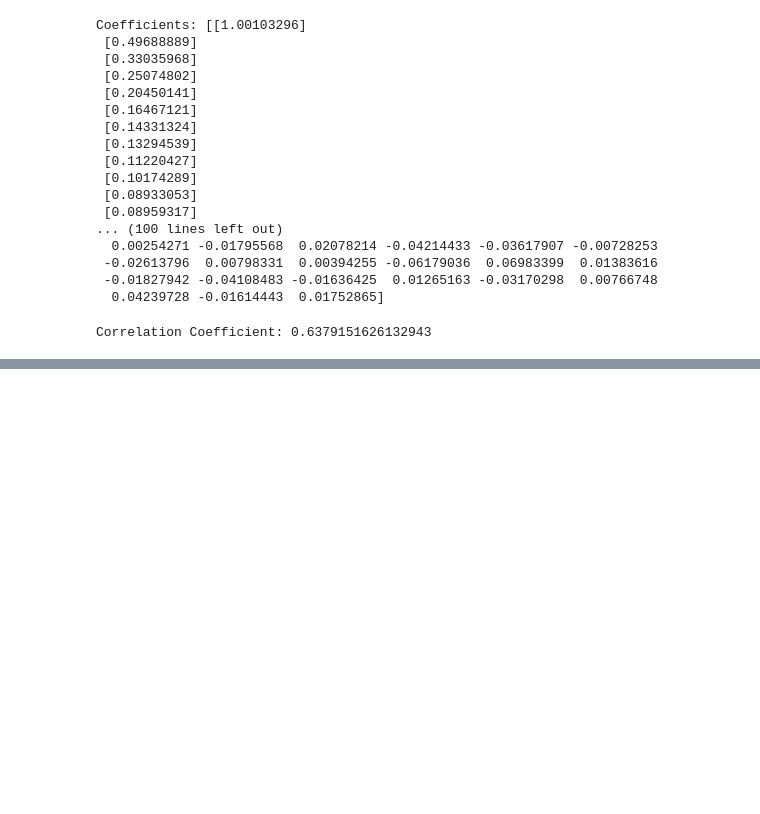
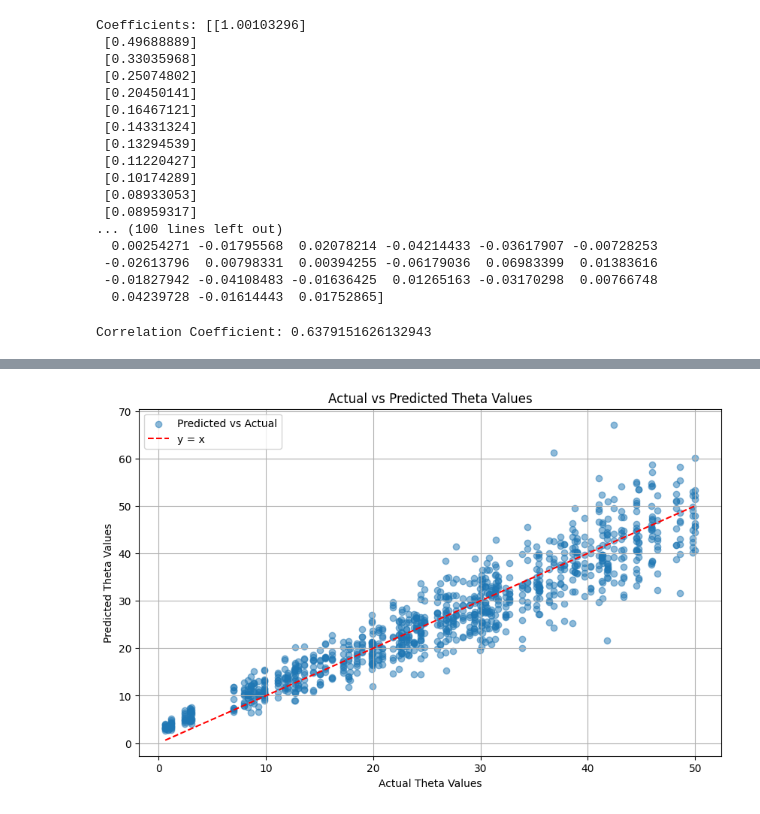
Before and after one commit to Daniel-Xkan/cse280aProject, a Jupyter notebook: train_snp.ipynb, the cells around one changed output, grey strips where cells are left out. Cells and saved outputs as stored; diff of their text form; code cells hidden in the pictures; blank space fills up the shorter version.

```diff
--- a/train_snp.ipynb
+++ b/train_snp.ipynb
@@ -86,28 +86,36 @@ print("Correlation Coefficient:", correlation)
 # %% [output]
 Correlation Coefficient: 0.6379151626132943
 # %%
-# testing set
-# Reshape theta_test to be a 2D array
-theta_test_reshaped = theta_test.reshape(-1, 1)
+# Reshape AFS_train_no_growth to be a 2D array if necessary
+AFS_train_no_growth_reshaped = AFS_train_no_growth.reshape(AFS_train_no_growth.shape[0], -1)
 
-# Predict the AFS_test values using the model
-AFS_test_pred = model.predict(theta_test_reshaped)
+# Create and fit the linear regression model
+model_afs_to_theta = LinearRegression()
+model_afs_to_theta.fit(AFS_train_no_growth_reshaped, theta_train_no_growth)
 
-# Calculate the mean squared error between the predicted and actual AFS_test
-mse_test = mean_squared_error(AFS_test, AFS_test_pred)
+# Reshape AFS_test_no_growth to be a 2D array if necessary
+AFS_test_no_growth_reshaped = AFS_test_no_growth.reshape(AFS_test_no_growth.shape[0], -1)
+
+# Predict the theta_test_no_growth values using the new model
+theta_test_no_growth_pred = model_afs_to_theta.predict(AFS_test_no_growth_reshaped)
+# Print the predicted theta_test_no_growth values
+print("Predicted Theta Test Values:", theta_test_no_growth_pred)
+
+# Calculate the mean squared error between the predicted and actual theta_test_no_growth
+mse_theta_test_no_growth = mean_squared_error(theta_test_no_growth, theta_test_no_growth_pred)
 
 # Print the mean squared error
-print("Mean Squared Error on Test Set:", mse_test)
+print("Mean Squared Error on Theta Test Set:", mse_theta_test_no_growth)
 
 # Calculate the mean absolute error
-mae_test = np.mean(np.abs(AFS_test - AFS_test_pred))
+mae_theta_test_no_growth = np.mean(np.abs(theta_test_no_growth - theta_test_no_growth_pred))
 
 # Calculate the R² score
-r2_score_test = model.score(theta_test_reshaped, AFS_test)
+r2_score_theta_test_no_growth = model_afs_to_theta.score(AFS_test_no_growth_reshaped, theta_test_no_growth)
 
 # Print all three metrics
 print("Model Evaluation:")
-print("Mean Squared Error:", mse_test)
-print("Mean Absolute Error:", mae_test)
-print("R² Score:", r2_score_test)
+print("Mean Squared Error:", mse_theta_test_no_growth)
+print("Mean Absolute Error:", mae_theta_test_no_growth)
+print("R² Score:", r2_score_theta_test_no_growth)
 # %% [output]
@@ -137,0 +172,12 @@ plt.show()
+# %%
+plt.figure(figsize=(10, 6))
+plt.scatter(theta_test_no_growth, theta_test_no_growth_pred, alpha=0.5, label='Predicted vs Actual')
+plt.plot([min(theta_test_no_growth), max(theta_test_no_growth)], [min(theta_test_no_growth), max(theta_test_no_growth)], color='red', linestyle='--', label='y = x')
+plt.title('Actual vs Predicted Theta Values')
+plt.xlabel('Actual Theta Values')
+plt.ylabel('Predicted Theta Values')
+plt.legend()
+plt.grid(True)
+plt.show()
+# %% [output]
+[figure, added]
```
Also changed, not shown: parts of 17 cells of this notebook, 14 other files.
